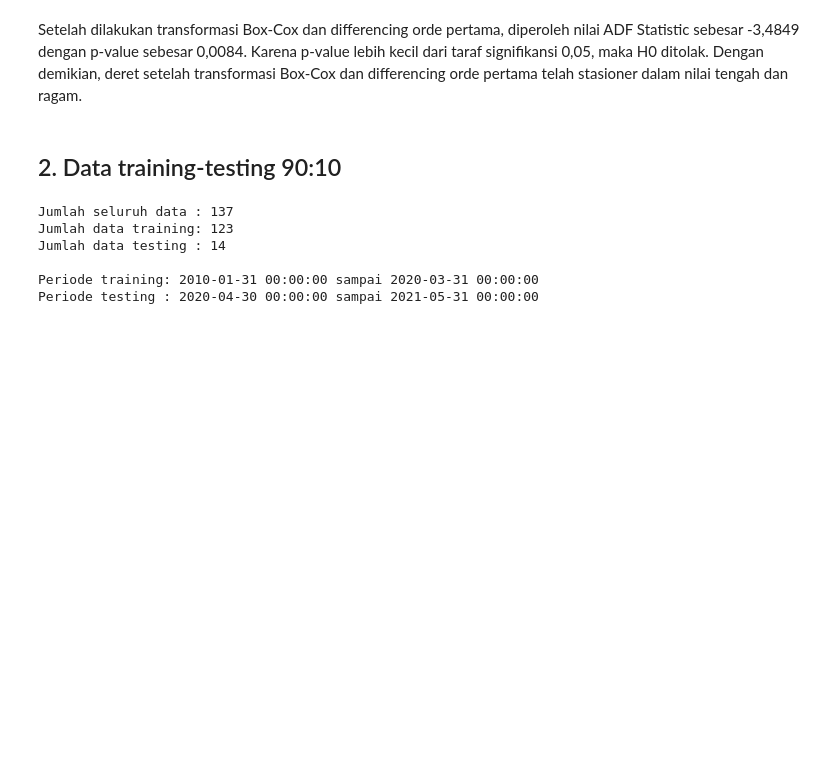
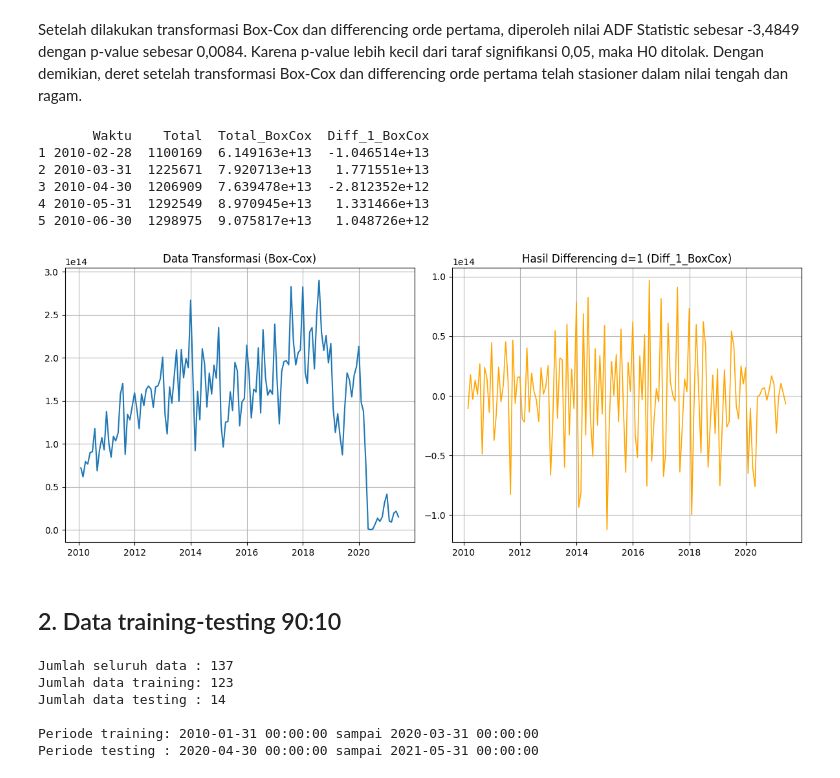
Before and after one commit to 18felasofa/Analisis-Deret-Waktu, a Jupyter notebook: Tugas_Kelompok_Minggu_4_rev.ipynb, the cells around one changed output. Cells and saved outputs as stored; diff of their text form; code cells hidden in the pictures; blank space fills up the shorter version.

```diff
--- a/Tugas_Kelompok_Minggu_4_rev.ipynb
+++ b/Tugas_Kelompok_Minggu_4_rev.ipynb
@@ -257,7 +314,13 @@ Interval kepercayaan lambda : (1.8802631131479335, 2.8548120317492605)
 # %%
-# Menyimpan hasil transformasi Box-Cox
-df_boxfirst['Total_BoxCox'] = total_boxcox
+# 1. Definisikan nilai lambda optimal dari hasil perhitungan sebelumnya
+lambda_opt = 2.3435889368164857
 
+# 2. Lakukan transformasi Box-Cox manual
+df_boxfirst['Total_BoxCox'] = (
+    df_boxfirst['Total'] ** lambda_opt - 1
+) / lambda_opt
+
+# 3. Tampilkan 5 baris pertama data
 df_boxfirst[['Waktu', 'Total', 'Total_BoxCox']].head()
 # %% [output]
 |  | Waktu | Total | Total_BoxCox |
@@ -362,6 +425,64 @@ p-value       : 0.00838317193341271
 Kesimpulan: Tolak H0, deret sudah stasioner dalam nilai tengah.
 # %% [markdown]
 Setelah dilakukan transformasi Box-Cox dan differencing orde pertama, diperoleh nilai ADF Statistic sebesar -3,4849 dengan p-value sebesar 0,0084. Karena p-value lebih kecil dari taraf signifikansi 0,05, maka H0 ditolak. Dengan demikian, deret setelah transformasi Box-Cox dan differencing orde pertama telah stasioner dalam nilai tengah dan ragam.
+# %%
+import matplotlib.pyplot as plt
+import pandas as pd
+
+# 1. Definisikan lambda optimal dan lakukan transformasi Box-Cox
+lambda_opt = 2.3435889368164857
+df_boxfirst['Total_BoxCox'] = (
+    df_boxfirst['Total'] ** lambda_opt - 1
+) / lambda_opt
+
+# 2. Differencing orde pertama (d=1) setelah transformasi Box-Cox
+df_boxfirst['Diff_1_BoxCox'] = df_boxfirst['Total_BoxCox'].diff(1)
+
+# 3. Hapus baris NaN akibat proses differencing
+df_boxfirst_diff = df_boxfirst.dropna().copy()
+
+# 4. Tampilkan 5 baris pertama hasil akhir
+print(
+    df_boxfirst_diff[
+        ['Waktu', 'Total', 'Total_BoxCox', 'Diff_1_BoxCox']
+    ].head()
+)
+
+# 5. Visualisasi Plot Perbandingan (Sesuai Gambar)
+plt.figure(figsize=(12, 5))
+
+# Plot Kiri: Data Setelah Transformasi Box-Cox
+plt.subplot(1, 2, 1)
+plt.plot(
+    df_boxfirst['Waktu'],
+    df_boxfirst['Total_BoxCox'],
+    color='#1f77b4',
+    linewidth=1.5,
+)
+plt.title('Data Transformasi (Box-Cox)')
+plt.grid(True)
+
+# Plot Kanan: Data Hasil Differencing (d=1)
+plt.subplot(1, 2, 2)
+plt.plot(
+    df_boxfirst_diff['Waktu'],
+    df_boxfirst_diff['Diff_1_BoxCox'],
+    color='orange',
+    linewidth=1.2,
+)
+plt.title('Hasil Differencing d=1 (Diff_1_BoxCox)')
+plt.grid(True)
+
+plt.tight_layout()
+plt.show()
+# %% [output]
+       Waktu    Total  Total_BoxCox  Diff_1_BoxCox
+1 2010-02-28  1100169  6.149163e+13  -1.046514e+13
+2 2010-03-31  1225671  7.920713e+13   1.771551e+13
+3 2010-04-30  1206909  7.639478e+13  -2.812352e+12
+4 2010-05-31  1292549  8.970945e+13   1.331466e+13
+5 2010-06-30  1298975  9.075817e+13   1.048726e+12
+[figure, added]
 # %% [markdown]
 ## 2. Data training-testing 90:10
 # %%
```
Also changed, not shown: parts of 12 cells of this notebook.
